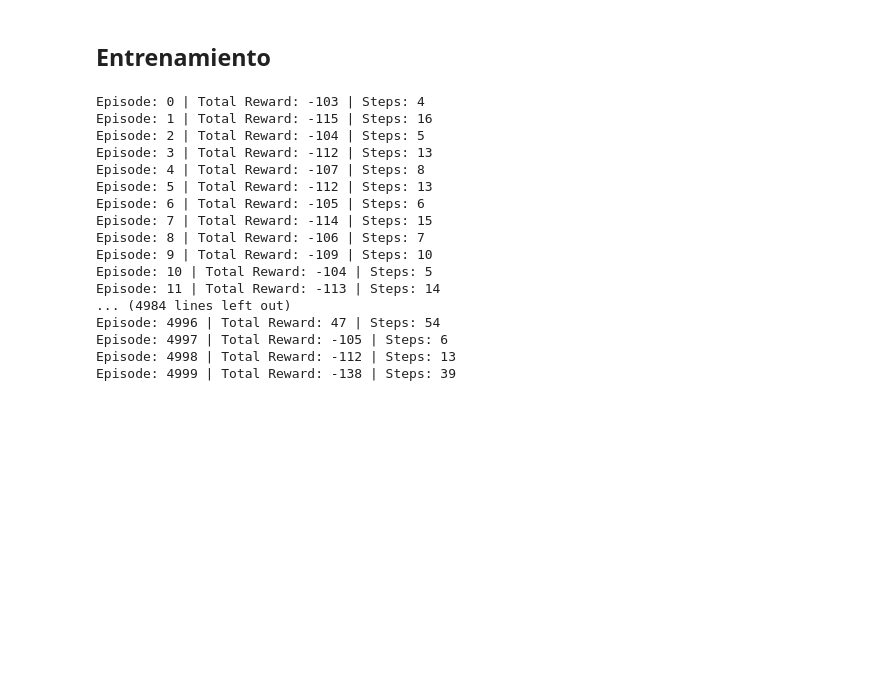
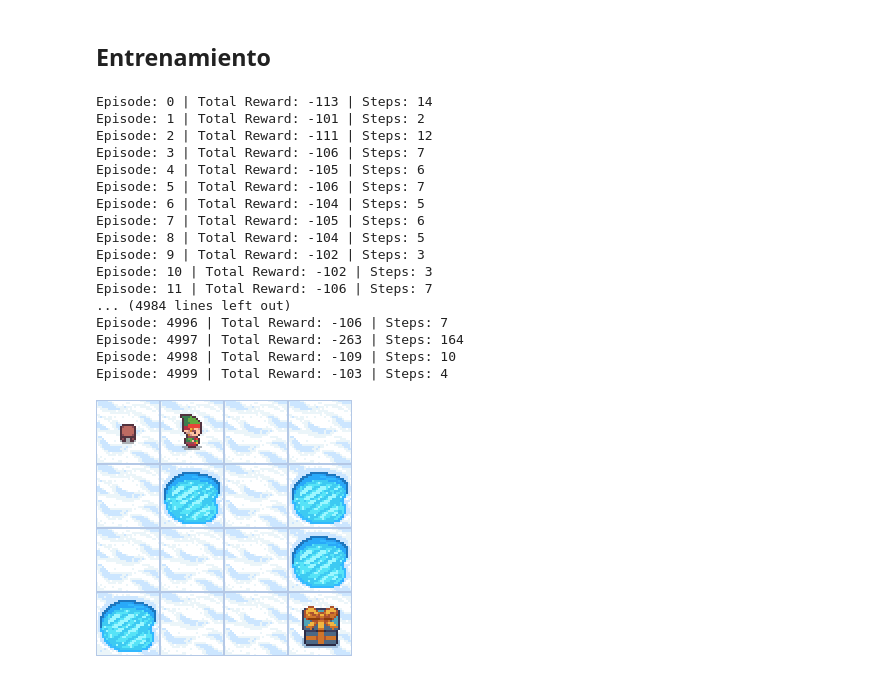
Before and after one commit to FranciscoBarraza20/Fundamento_Aprendizaje_por_Refuerzo, a Jupyter notebook: Q-Learning/Q_learning_RL_FB.ipynb, the cells around one changed output. Drawn from its saved outputs; the diff is of its cells as text; code cells hidden in the pictures; blank space fills up the shorter version.

```diff
--- a/Q-Learning/Q_learning_RL_FB.ipynb
+++ b/Q-Learning/Q_learning_RL_FB.ipynb
@@ -220,7 +220,7 @@ def reward_function(state, action, next_state):
     if next_state in [5, 7, 11, 12]:
         reward = -100
     elif next_state == 15:
-        reward = 100
+        reward = 200
     else:
         reward = -1
     return reward
@@ -244,38 +244,36 @@ for episode in range(num_episodes):
 
 env.close()
 # %% [output]
-Episode: 0 | Total Reward: -103 | Steps: 4
-Episode: 1 | Total Reward: -115 | Steps: 16
-Episode: 2 | Total Reward: -104 | Steps: 5
-Episode: 3 | Total Reward: -112 | Steps: 13
-Episode: 4 | Total Reward: -107 | Steps: 8
-Episode: 5 | Total Reward: -112 | Steps: 13
-Episode: 6 | Total Reward: -105 | Steps: 6
-Episode: 7 | Total Reward: -114 | Steps: 15
-Episode: 8 | Total Reward: -106 | Steps: 7
-Episode: 9 | Total Reward: -109 | Steps: 10
-Episode: 10 | Total Reward: -104 | Steps: 5
-Episode: 11 | Total Reward: -113 | Steps: 14
+Episode: 0 | Total Reward: -113 | Steps: 14
+Episode: 1 | Total Reward: -101 | Steps: 2
+Episode: 2 | Total Reward: -111 | Steps: 12
+Episode: 3 | Total Reward: -106 | Steps: 7
+Episode: 4 | Total Reward: -105 | Steps: 6
+Episode: 5 | Total Reward: -106 | Steps: 7
+Episode: 6 | Total Reward: -104 | Steps: 5
+Episode: 7 | Total Reward: -105 | Steps: 6
+Episode: 8 | Total Reward: -104 | Steps: 5
+Episode: 9 | Total Reward: -102 | Steps: 3
+Episode: 10 | Total Reward: -102 | Steps: 3
+Episode: 11 | Total Reward: -106 | Steps: 7
 ... (4984 lines left out)
-Episode: 4996 | Total Reward: 47 | Steps: 54
-Episode: 4997 | Total Reward: -105 | Steps: 6
-Episode: 4998 | Total Reward: -112 | Steps: 13
-Episode: 4999 | Total Reward: -138 | Steps: 39
+Episode: 4996 | Total Reward: -106 | Steps: 7
+Episode: 4997 | Total Reward: -263 | Steps: 164
+Episode: 4998 | Total Reward: -109 | Steps: 10
+Episode: 4999 | Total Reward: -103 | Steps: 4
 # %%
-
-env = gym.make('FrozenLake-v1', render_mode="rgb_array", is_slippery=False)
+env = gym.make('FrozenLake-v1', render_mode="rgb_array")
 state, _ = env.reset()
 done = False
 frames = []
-
-while not done:
-    action = np.argmax(Q[state, :])
-    next_state, reward, done, _, _ = env.step(action)
+for i in range(30):
+    action = np.argmax(Q[state,:])  # Elegir la mejor acción según la tabla Q
+    next_state, _, done, _, _ = env.step(action)
     frame = env.render()
     frames.append(frame)
     state = next_state
-
-
 env.close()
-imageio.mimsave('FrozenLake_env.gif', frames, fps=3)
-Image(filename='FrozenLake_env.gif')
+imageio.mimsave('FrozenLake_test.gif', frames, fps=3)
+Image(filename='FrozenLake_test.gif')
+# %% [output]
+[figure, added]
```
Also changed, not shown: parts of 4 cells of this notebook, 10 other files.
